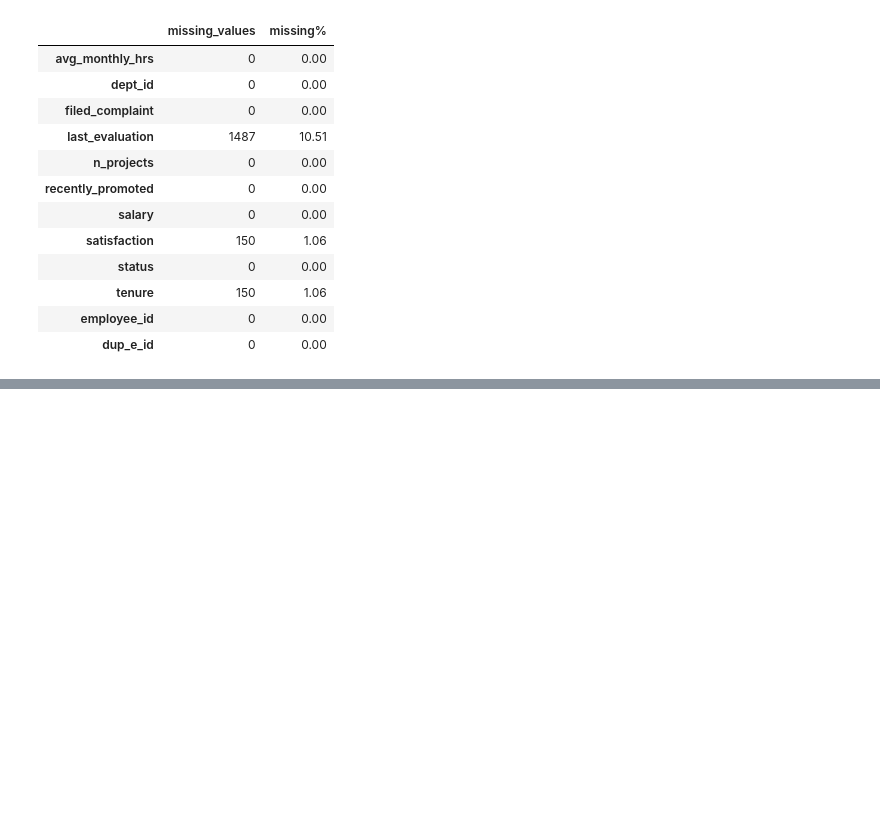
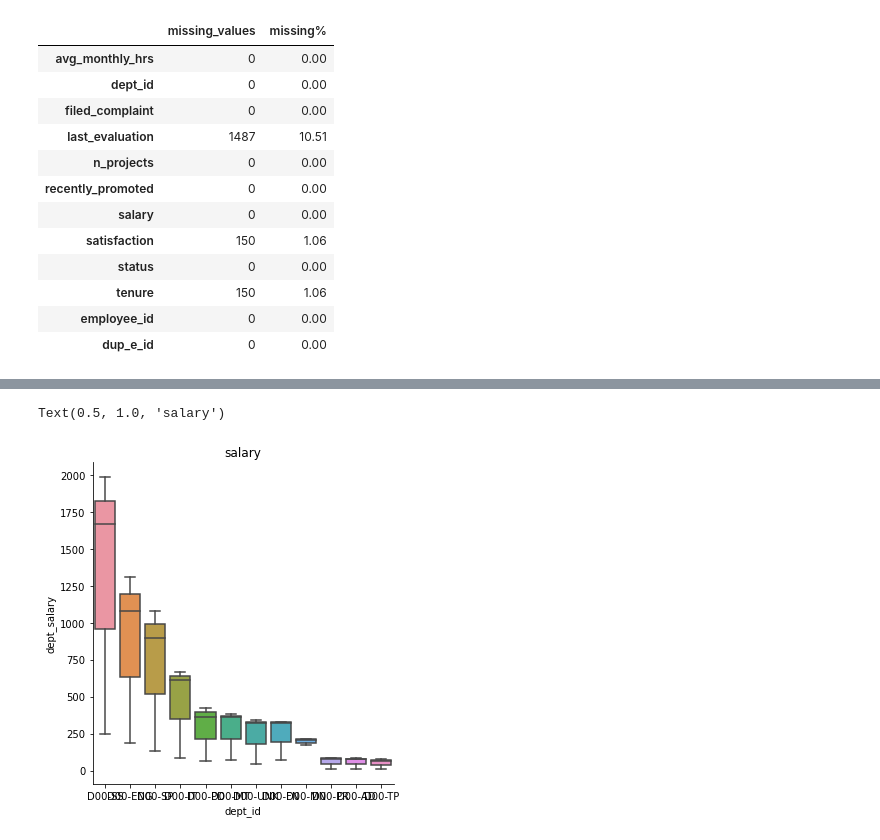
Before and after one commit to rupkohli/hr_advisories, a Jupyter notebook: 02_insaid_project_HR.ipynb, the cells around one changed output, grey strips where cells are left out. Cells and saved outputs as stored; diff of their text form; code cells hidden in the pictures; blank space fills up the shorter version.

```diff
--- a/02_insaid_project_HR.ipynb
+++ b/02_insaid_project_HR.ipynb
@@ -617,0 +665,3 @@ employee_data[employee_data['department']=='D00-TP'] #drop 'department']=='D00-T
+# %%
+df_merge = employee_details_data.merge(employee_data,on='employee_id',how='outer')
+df_merge.shape
@@ -617,0 +704,5 @@ employee_data[employee_data['department']=='D00-TP'] #drop 'department']=='D00-T
+# %%
+salary_per_dept = pd.DataFrame(df_merge.value_counts(['dept_id','salary']))#,normalize=True)
+salary_per_dept.columns=['dept_salary']
+salary_per_dept.reset_index(inplace=True)
+salary_per_dept
@@ -617,0 +727,6 @@ employee_data[employee_data['department']=='D00-TP'] #drop 'department']=='D00-T
+# %%
+sns.catplot(x="dept_id", y="dept_salary", kind='box', data=salary_per_dept);
+plt.title("salary")
+# %% [output]
+Text(0.5, 1.0, 'salary')
+[figure, added]
```
Also changed, not shown: parts of 28 cells of this notebook.
